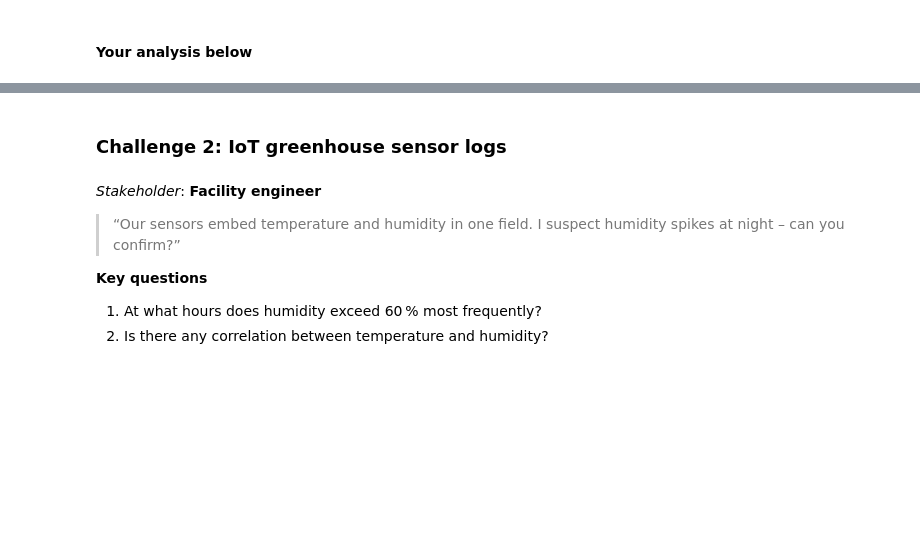
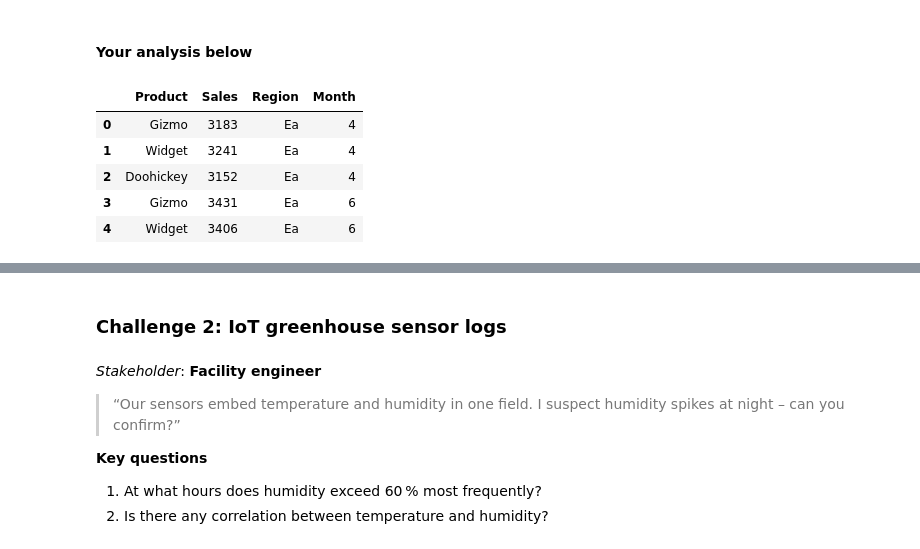
Before and after one commit to thomasha1310/rise-practicum, a Jupyter notebook: labs/lab-7-data-visualization/Data_Visualization_Lab.ipynb, the cells around one changed output, grey strips where cells are left out. Saved outputs shown, nothing was run; the diff lists cells and outputs as text; code cells hidden in the pictures; blank space fills up the shorter version.

```diff
--- a/labs/lab-7-data-visualization/Data_Visualization_Lab.ipynb
+++ b/labs/lab-7-data-visualization/Data_Visualization_Lab.ipynb
@@ -218,4 +219,15 @@ df.head()
 # %% [markdown]
 #### Your analysis below
 # %%
-# TODO: tidy the data, visualize, and answer questions
+df_tidy = df.melt(id_vars='Product', var_name='Region_Month', value_name='Sales')
+df_tidy['Region'] = df_tidy['Region_Month'].str.extract(r"([A-Z][a-z])_\d+")
+df_tidy['Month'] = df_tidy['Region_Month'].str.extract(r"[A-Z][a-z]_(\d+)").astype(int)
+df_tidy = df_tidy.drop('Region_Month', axis=1)
+df_tidy.head()
+# %% [output]
+|  | Product | Sales | Region | Month |
+| 0 | Gizmo | 3183 | Ea | 4 |
+| 1 | Widget | 3241 | Ea | 4 |
+| 2 | Doohickey | 3152 | Ea | 4 |
+| 3 | Gizmo | 3431 | Ea | 6 |
+| 4 | Widget | 3406 | Ea | 6 |
```
Also changed, not shown: parts of 18 cells of this notebook.
